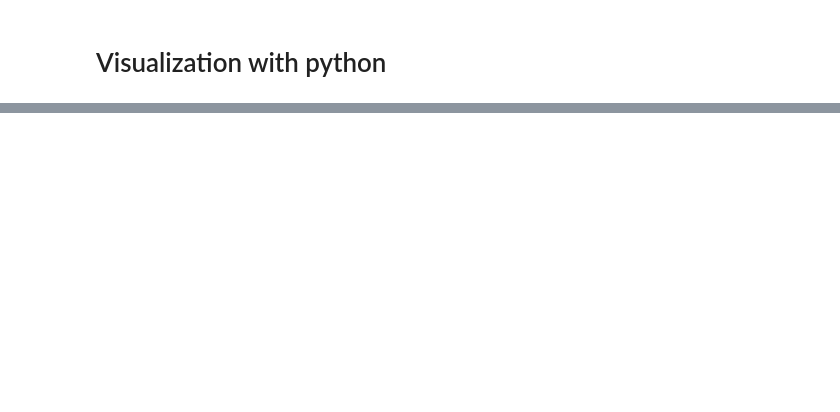
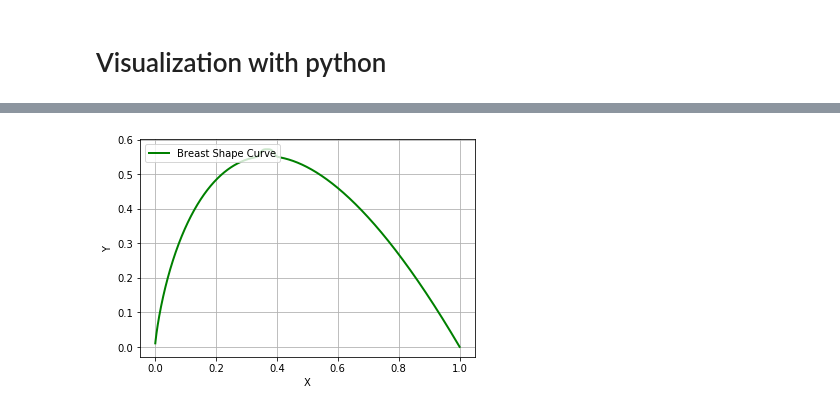
Before and after one commit to tukichen/Machine-Learning, a Jupyter notebook: Visualization with python.ipynb, the cells around one changed output, grey strips where cells are left out. Drawn from its saved outputs; the diff is of its cells as text; code cells hidden in the pictures; blank space fills up the shorter version.

```diff
--- a/Visualization with python.ipynb
+++ b/Visualization with python.ipynb
@@ -224,0 +87,6 @@ SyntaxError: Missing parentheses in call to 'print' (<ipython-input-2-539980cccf
+# %%
+def breast_shape(x) :
+    return (-3 * x * np.log(x) + np.exp(-(40 * (x - 1 / np.e)) ** 4) / 25) / 2
+plot_function(x = np.arange(1, 0, -0.001), fun= breast_shape , label= 'Breast Shape Curve')
+# %% [output]
+[figure, added]
```
Also changed, not shown: parts of 23 cells of this notebook.
